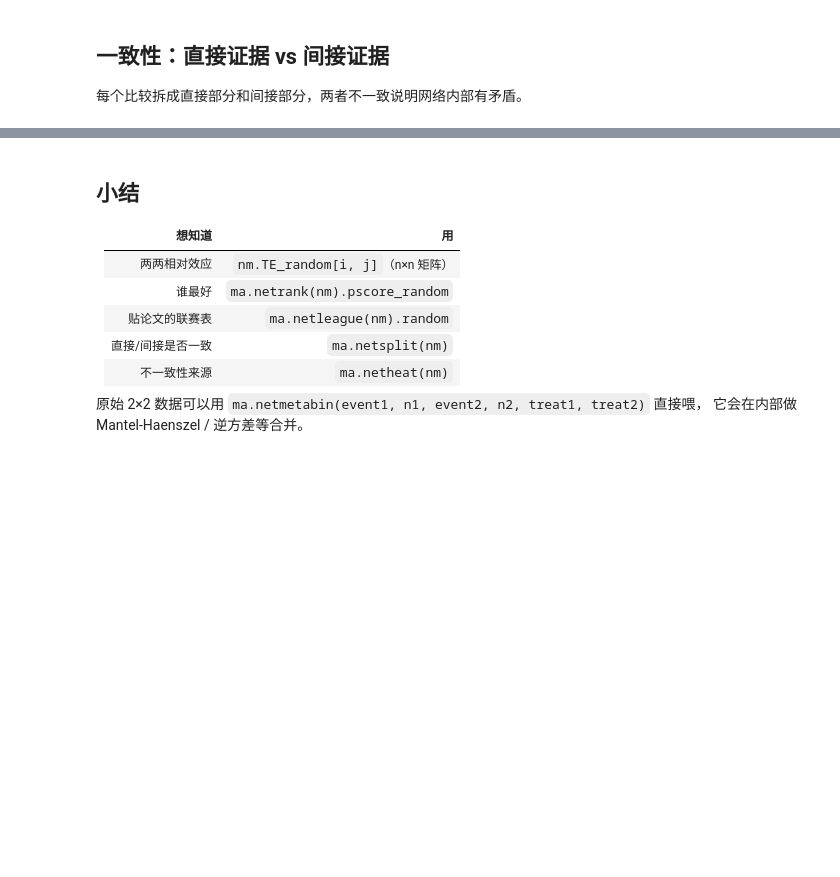
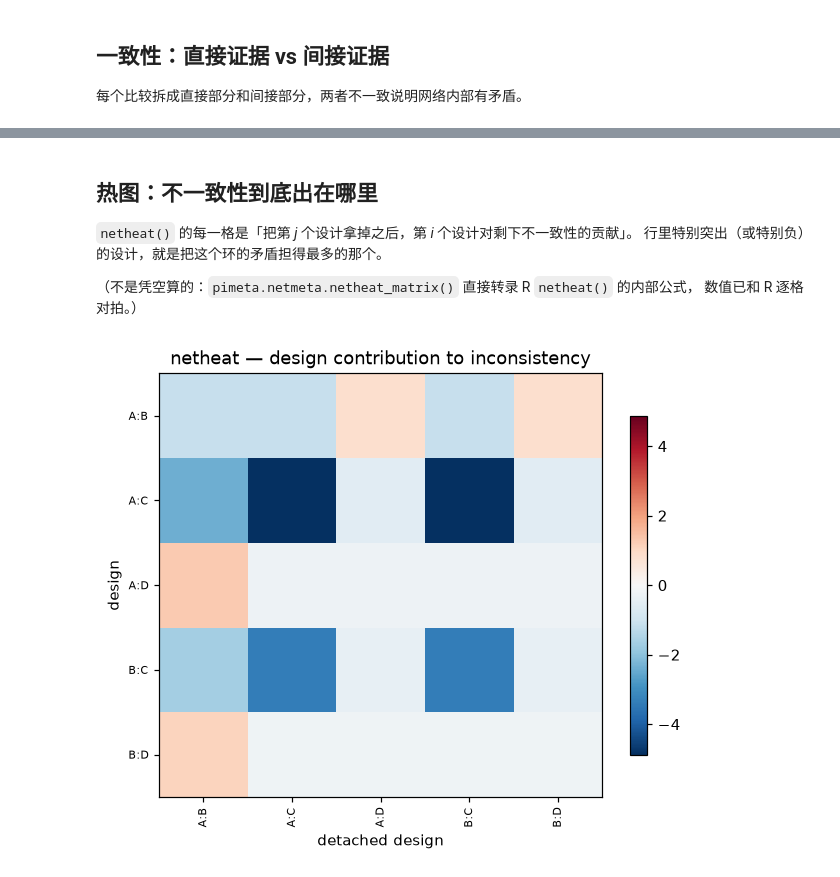
Before and after one commit to ChengkeChou/pimeta, a Jupyter notebook: examples/03-network-meta-analysis.ipynb, the cells around one changed output, grey strips where cells are left out. Saved outputs shown, nothing was run; the diff lists cells and outputs as text; code cells hidden in the pictures; blank space fills up the shorter version.

```diff
--- a/examples/03-network-meta-analysis.ipynb
+++ b/examples/03-network-meta-analysis.ipynb
@@ -125,13 +134,13 @@ _ = ax.set_title("Treatment ranking — P-score")
 # %% [markdown]
-## 小结
+## 热图：不一致性到底出在哪里
 
-| 想知道 | 用 |
-|---|---|
-| 两两相对效应 | `nm.TE_random[i, j]`（n×n 矩阵） |
-| 谁最好 | `ma.netrank(nm).pscore_random` |
-| 贴论文的联赛表 | `ma.netleague(nm).random` |
-| 直接/间接是否一致 | `ma.netsplit(nm)` |
-| 不一致性来源 | `ma.netheat(nm)` |
+`netheat()` 的每一格是「把第 *j* 个设计拿掉之后，第 *i* 个设计对剩下不一致性的贡献」。
+行里特别突出（或特别负）的设计，就是把这个环的矛盾担得最多的那个。
 
-原始 2×2 数据可以用 `ma.netmetabin(event1, n1, event2, n2, treat1, treat2)` 直接喂，
-它会在内部做 Mantel-Haenszel / 逆方差等合并。
+（不是凭空算的：`pimeta.netmeta.netheat_matrix()` 直接转录 R `netheat()` 的内部公式，
+数值已和 R 逐格对拍。）
+# %%
+plot = ma.netheat(nm)
+_ = plot.ax.set_title("netheat — design contribution to inconsistency")
+# %% [output]
+[figure, added]
```
Also changed, not shown: parts of 10 cells of this notebook, 7 other files.
